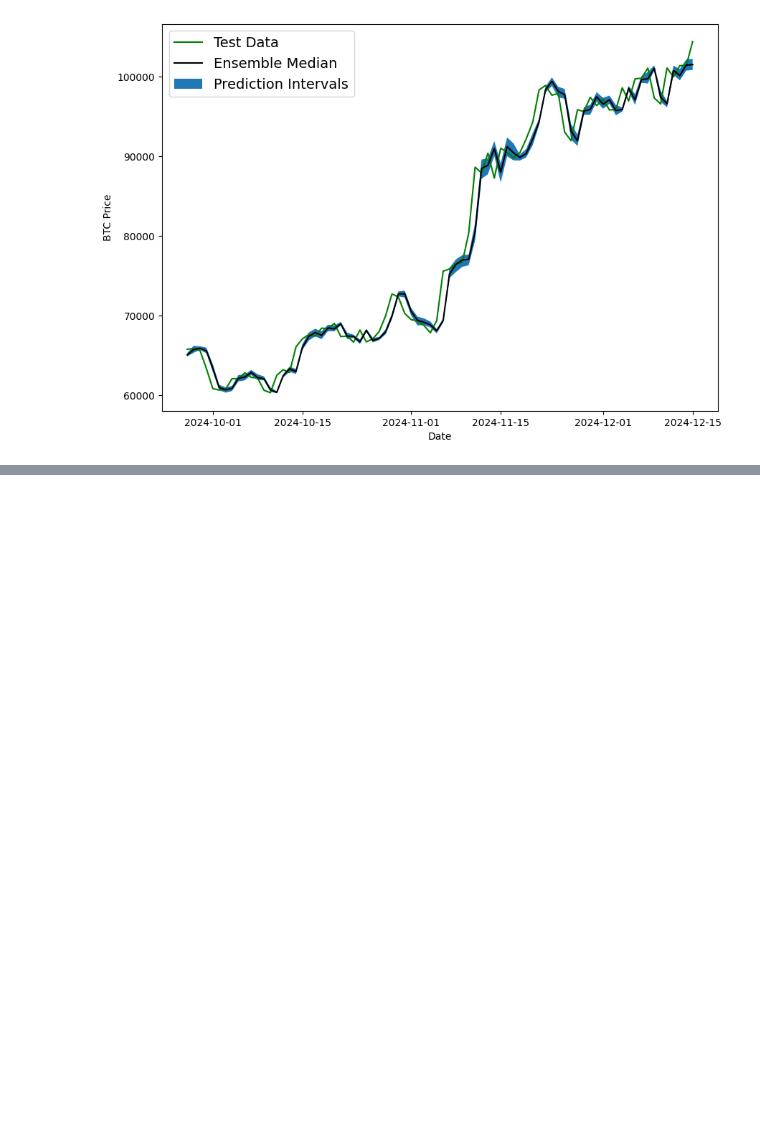
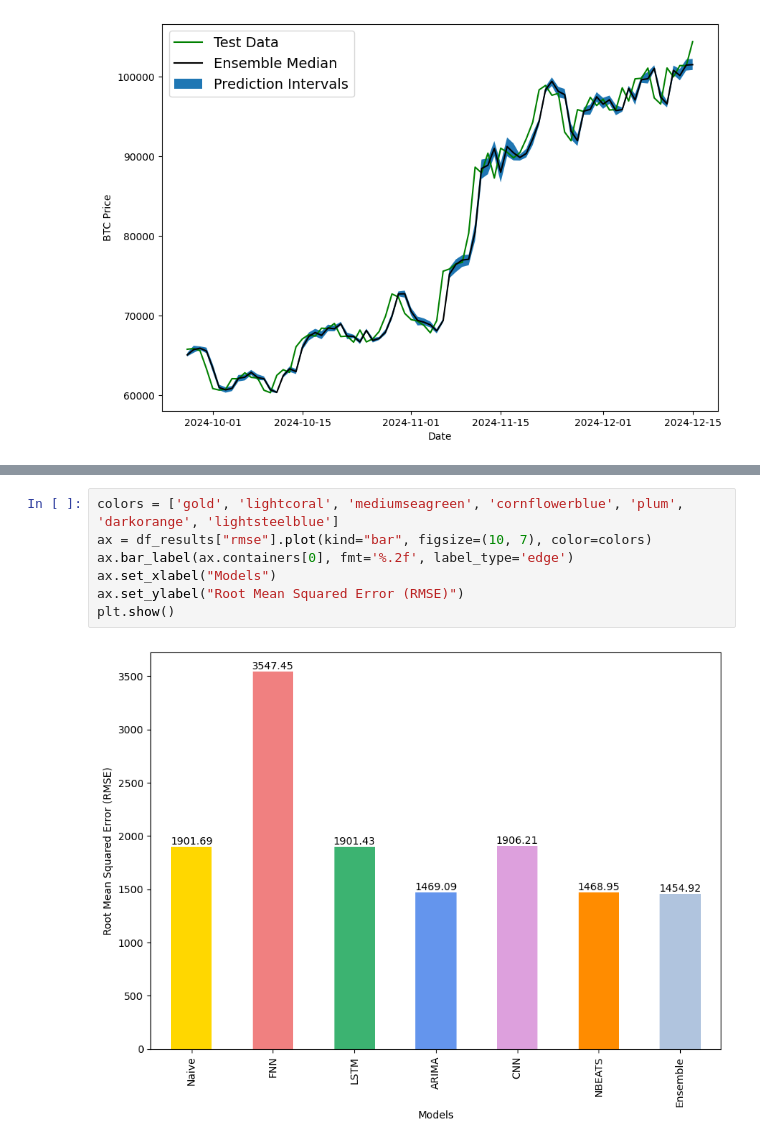
Before and after one commit to davydantoniuk/btc-timeseries-forecasting, a Jupyter notebook: btc_forecast.ipynb, the cells around one changed output, grey strips where cells are left out. Drawn from its saved outputs; the diff is of its cells as text; blank space fills up the shorter version.

```diff
--- a/btc_forecast.ipynb
+++ b/btc_forecast.ipynb
@@ -618,0 +652,9 @@ plt.legend(loc="upper left", fontsize=14);
+# %%
+colors = ['gold', 'lightcoral', 'mediumseagreen', 'cornflowerblue', 'plum', 'darkorange', 'lightsteelblue']
+ax = df_results["rmse"].plot(kind="bar", figsize=(10, 7), color=colors)
+ax.bar_label(ax.containers[0], fmt='%.2f', label_type='edge')
+ax.set_xlabel("Models")
+ax.set_ylabel("Root Mean Squared Error (RMSE)")
+plt.show()
+# %% [output]
+[figure, added]
```
Also changed, not shown: parts of 6 cells of this notebook.
